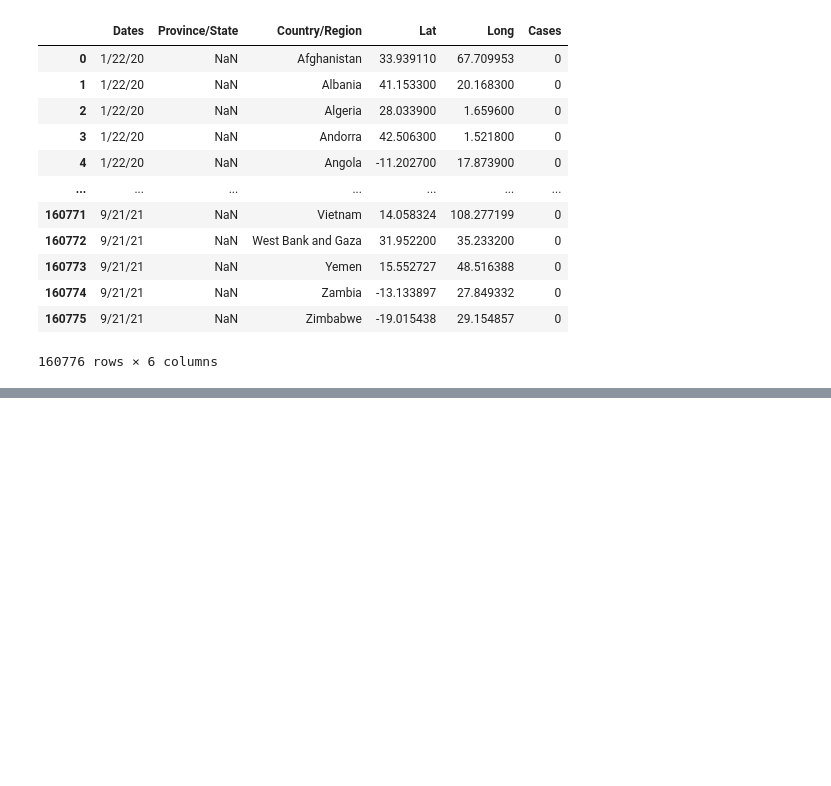
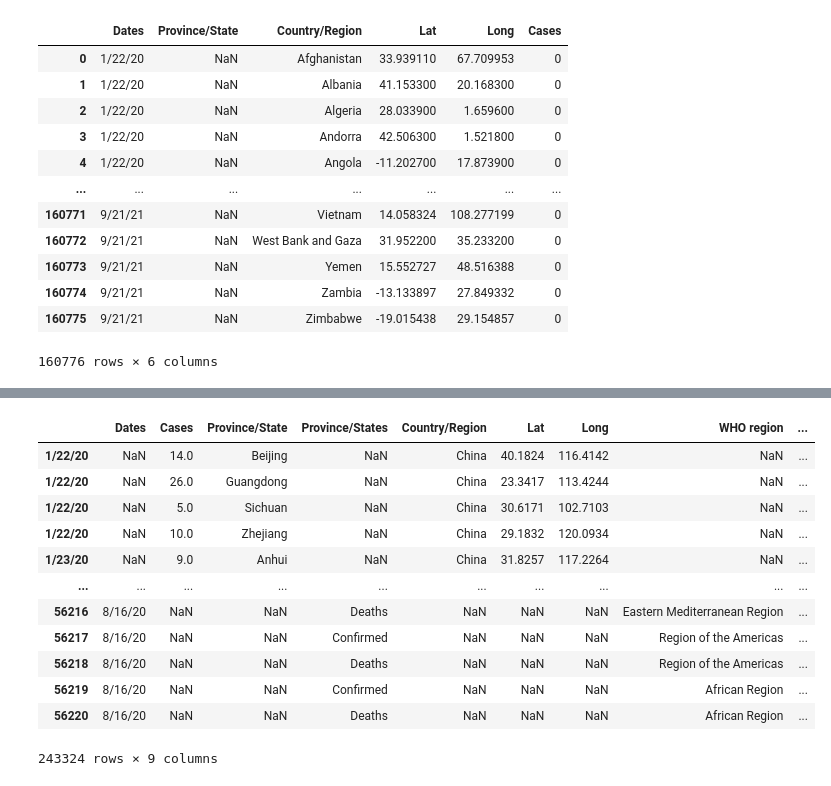
Before and after one commit to jisanos/C19A-COVID-19-Prediction-Algorithm, a Jupyter notebook: CSSE vs WHO.ipynb, the cells around one changed output, grey strips where cells are left out. Drawn from its saved outputs; the diff is of its cells as text; code cells hidden in the pictures; blank space fills up the shorter version.

Commit message:
Changed Os.chdir to Paths and added a comparation between all CSSE cases with WHO cases

```diff
--- a/CSSE vs WHO.ipynb
+++ b/CSSE vs WHO.ipynb
@@ -5,9 +5,9 @@ import glob
 import numpy as np
 # %%
 #extracting all files from local directory for WHO
-#Hello
-os.chdir ("/Users/LuisGa/Documents/Capstone/COVID-19-master/who_covid_19_situation_reports/who_covid_19_sit_rep_time_series")
 
-all_filenames_WHO = [i for i in glob.glob('*.{}'.format(extension_WHO))]
-print(all_filenames_WHO)
-WHO = pd.read_csv('who_covid_19_sit_rep_time_series.csv')
+#os.chdir ("/Users/LuisGa/Documents/Capstone/COVID-19-master/who_covid_19_situation_reports/who_covid_19_sit_rep_time_series")
+path = "/Users/LuisGa/Documents/GitHub/C19A-COVID-19-Prediction-Algorithm-CAPSTONE/CSSE_C-19/csse_covid_19_data"
+all_filenames_WHO = [i for i in glob.glob('*.{}'.format("csv"))]
+
+WHO = pd.read_csv('.\\CSSE_C-19\\who_covid_19_situation_reports\\who_covid_19_sit_rep_time_series\\who_covid_19_sit_rep_time_series.csv')
@@ -39,9 +37,9 @@ display(WHO_CASES)
 # %%
 #extracting all files from local directory for CSSE
 
-os.chdir("/Users/LuisGa/Documents/Capstone/COVID-19-master/csse_covid_19_data/csse_covid_19_time_series")
+path = "./CSSE_C-19/csse_covid_19_data/csse_covid_19_time_series/"
 extension_CSSE = 'csv'
-all_filenames_CSSE = [i for i in glob.glob('*.{}'.format(extension_CSSE))]
+all_filenames_CSSE = [i for i in glob.glob(path + '*.{}'.format(extension_CSSE))]
 
 print(all_filenames_CSSE)
 # %% [output]
@@ -129,3 +127,11 @@ display(RecoveredCases)
 | 160774 | 9/21/21 | NaN | Zambia | -13.133897 | 27.849332 | 0 |
 | 160775 | 9/21/21 | NaN | Zimbabwe | -19.015438 | 29.154857 | 0 |
 160776 rows × 6 columns
+# %%
+#Differences between the dataframes from the Confirmed, Death and recovered cases from CSSE
+#axis='columns'
+df_all = [ConfirmedCases.set_index('Dates'),DeathCases.set_index('Dates'),RecoveredCases.set_index('Dates'),]
+
+Comparation = pd.concat(df_all)
+
+display(Comparation)
@@ -131,0 +153,20 @@ display(RecoveredCases)
+# %%
+df_diff = pd.concat([Comparation,WHO_CASES]).drop_duplicates(keep=False)
+
+DF_All =  df_diff.reindex(columns = ['Dates','Cases','Province/State','Province/States','Country/Region','Lat','Long','WHO region','WHO region label'])
+
+display(DF_All)
+# %% [output]
+|  | Dates | Cases | Province/State | Province/States | Country/Region | Lat | Long | WHO region | ... |
+| 1/22/20 | NaN | 14.0 | Beijing | NaN | China | 40.1824 | 116.4142 | NaN | ... |
+| 1/22/20 | NaN | 26.0 | Guangdong | NaN | China | 23.3417 | 113.4244 | NaN | ... |
+| 1/22/20 | NaN | 5.0 | Sichuan | NaN | China | 30.6171 | 102.7103 | NaN | ... |
+| 1/22/20 | NaN | 10.0 | Zhejiang | NaN | China | 29.1832 | 120.0934 | NaN | ... |
+| 1/23/20 | NaN | 9.0 | Anhui | NaN | China | 31.8257 | 117.2264 | NaN | ... |
+| ... | ... | ... | ... | ... | ... | ... | ... | ... | ... |
+| 56216 | 8/16/20 | NaN | NaN | Deaths | NaN | NaN | NaN | Eastern Mediterranean Region | ... |
+| 56217 | 8/16/20 | NaN | NaN | Confirmed | NaN | NaN | NaN | Region of the Americas | ... |
+| 56218 | 8/16/20 | NaN | NaN | Deaths | NaN | NaN | NaN | Region of the Americas | ... |
+| 56219 | 8/16/20 | NaN | NaN | Confirmed | NaN | NaN | NaN | African Region | ... |
+| 56220 | 8/16/20 | NaN | NaN | Deaths | NaN | NaN | NaN | African Region | ... |
+243324 rows × 9 columns
```
Also changed, not shown: parts of 4 cells of this notebook.
